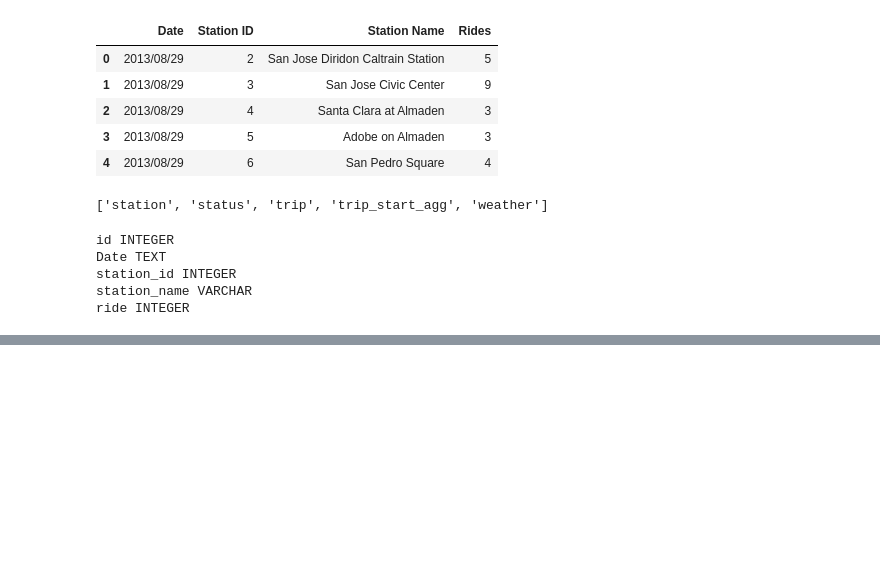
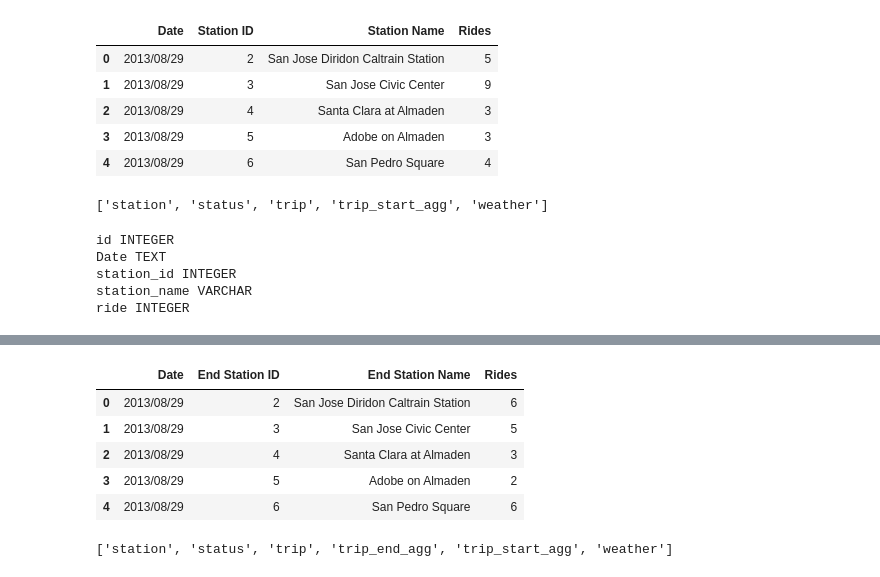
Before and after one commit to irakliintskirveli/Final_Project, a Jupyter notebook: bike_sharE_data.ipynb, the cells around one changed output, grey strips where cells are left out. Saved outputs shown, nothing was run; the diff lists cells and outputs as text; code cells hidden in the pictures; blank space fills up the shorter version.

```diff
--- a/bike_sharE_data.ipynb
+++ b/bike_sharE_data.ipynb
@@ -443 +446,13 @@ datagroupmonthenddf.to_csv('output/month_rides_by_end_station.csv')
+# %%
+#exporting data out to csv then reading it back in to fill empty cells
+datagroupenddatedf.to_csv('output/daily_rides_by_end_station.csv')
+datagroupenddatedf = pd.read_csv('output/daily_rides_by_end_station.csv')
+datagroupenddatedf.head()
+# %% [output]
+|  | Date | End Station ID | End Station Name | Rides |
+| 0 | 2013/08/29 | 2 | San Jose Diridon Caltrain Station | 6 |
+| 1 | 2013/08/29 | 3 | San Jose Civic Center | 5 |
+| 2 | 2013/08/29 | 4 | Santa Clara at Almaden | 3 |
+| 3 | 2013/08/29 | 5 | Adobe on Almaden | 2 |
+| 4 | 2013/08/29 | 6 | San Pedro Square | 6 |
 # %%
@@ -452,0 +474,8 @@ class TripE(Base):
+# %%
+# Create the inspector and connect it to the engine
+inspector = inspect(engine)
+
+# Collect the names of tables within the database
+inspector.get_table_names()
+# %% [output]
+['station', 'status', 'trip', 'trip_end_agg', 'trip_start_agg', 'weather']
```
Also changed, not shown: parts of 11 cells of this notebook.
